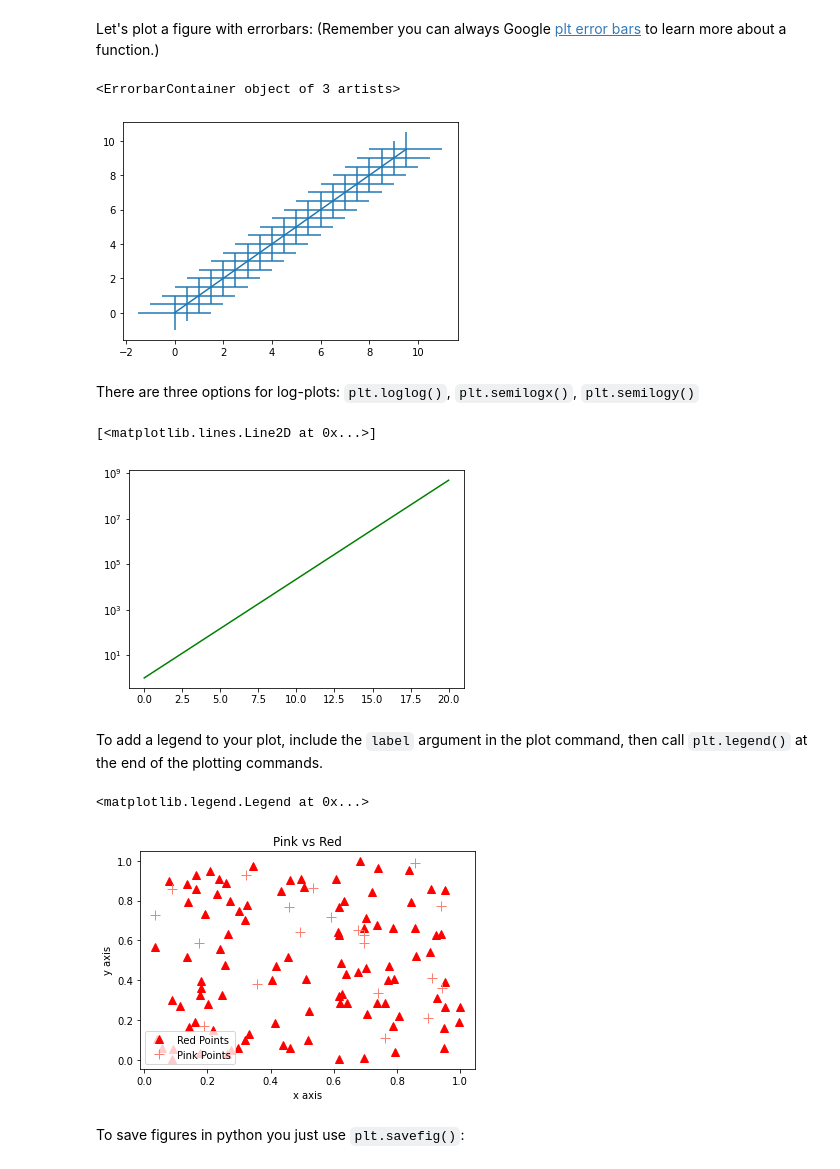
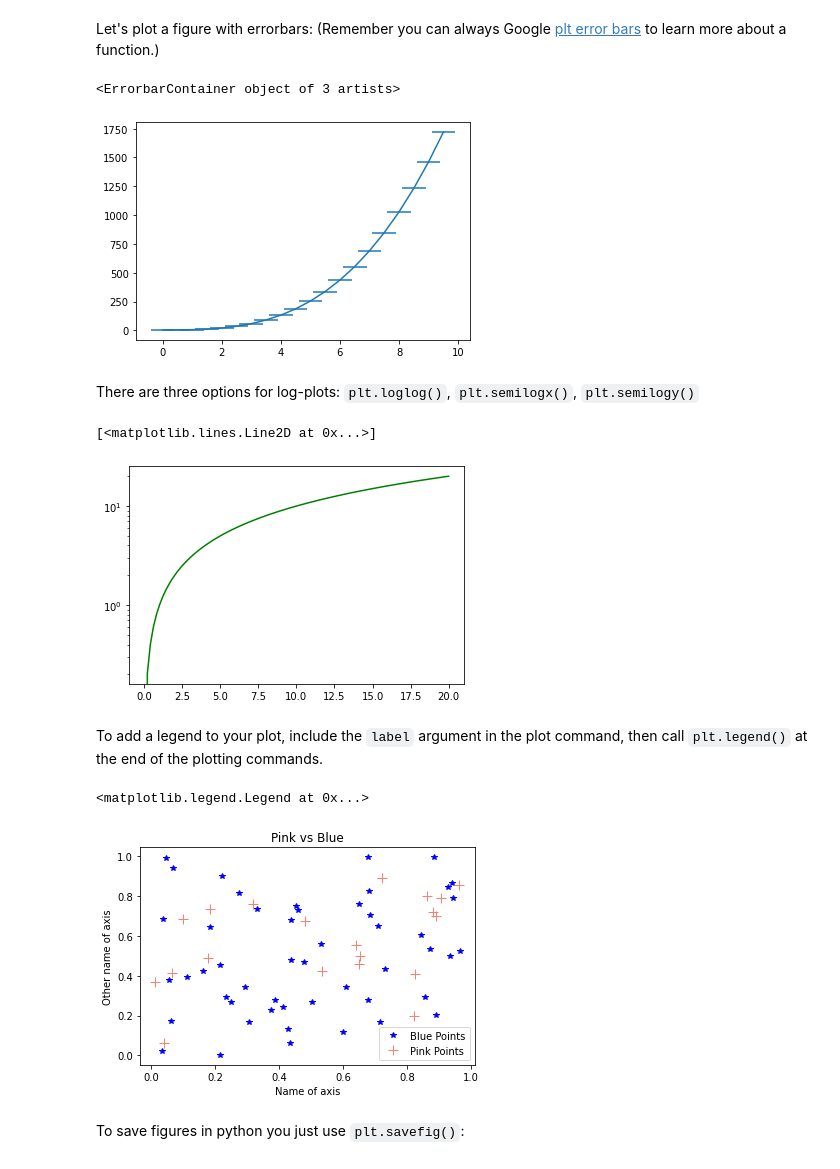
Before and after one commit to simonlowry1/Astro3190_Lowry, a Jupyter notebook: lessons/06-plotting_Lowry.ipynb, the cells around one changed output. Drawn from its saved outputs; the diff is of its cells as text; code cells hidden in the pictures.

```diff
--- a/lessons/06-plotting_Lowry.ipynb
+++ b/lessons/06-plotting_Lowry.ipynb
@@ -90,48 +90,48 @@ Let's plot a figure with errorbars: (Remember you can always Google [plt error b
 # %%
 # Plotting y = x^3
 q = np.arange(0,10,0.5)
-r = q
+r = 2 * q ** 3 + 4
 
 # Testing errorbars
-q_errors = 1
-r_errors = 1.5
+q_errors = 0.2
+r_errors = 0.4
 
 # Call errorbar function
 plt.errorbar(q , r , q_errors , r_errors)
 # %% [output]
 <ErrorbarContainer object of 3 artists>
-[figure, old version]
+[figure, new version]
 # %% [markdown]
 There are three options for log-plots: `plt.loglog()`, `plt.semilogx()`, `plt.semilogy()`
 # %%
 x_green = np.linspace(0,20,100)
-y_green = np.exp(x_green)
+y_green = (x_green)
 
 plt.semilogy(x_green,y_green,color='Green')
 # %% [output]
 [<matplotlib.lines.Line2D at 0x...>]
-[figure, old version]
+[figure, new version]
 # %% [markdown]
 To add a legend to your plot, include the `label` argument in the plot command, then call `plt.legend()` at the end of the plotting commands.
 # %%
-xred = np.random.rand(100)
-yred = np.random.rand(100)
+xblue = np.random.rand(50)
+yblue = np.random.rand(50)
 
 xpink = np.random.rand(20)
 ypink = np.random.rand(20)
 
-plt.plot(xred,yred,'^',color='red',markersize=8,label='Red Points')
+plt.plot(xblue,yblue,'*',color='blue',markersize=6,label='Blue Points')
 plt.plot(xpink,ypink,'+',color='Salmon',markersize=10,label='Pink Points')
 
-plt.xlabel('x axis')
-plt.ylabel('y axis')
+plt.xlabel('Name of axis')
+plt.ylabel('Other name of axis')
 
-plt.title('Pink vs Red')
+plt.title('Pink vs Blue')
 
-plt.legend(loc='lower left')
+plt.legend(loc='lower right')
 # %% [output]
 <matplotlib.legend.Legend at 0x...>
-[figure, old version]
+[figure, new version]
 # %% [markdown]
 To save figures in python you just use `plt.savefig()`:
 # %%
```
Also changed, not shown: parts of 3 cells of this notebook, 1 other file.
